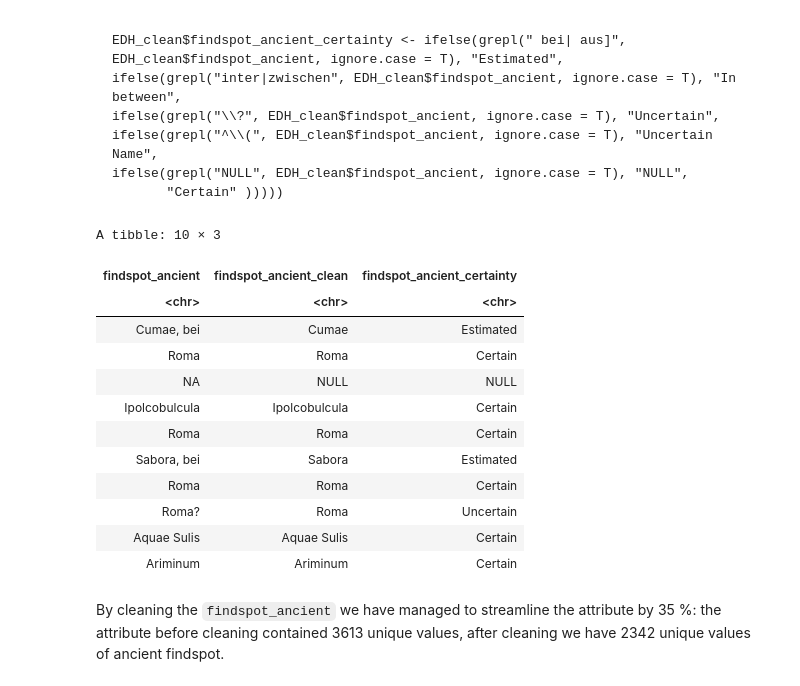
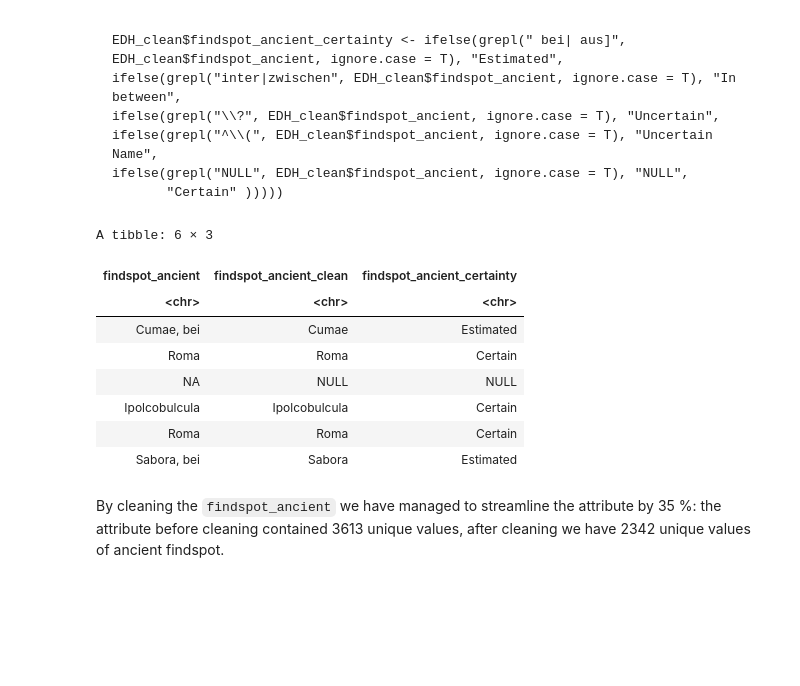
Before and after one commit to sdam-au/digital_epigraphy, a Jupyter notebook: scripts/1_data_hermeneutics_R_kernel.ipynb, the cells around one changed output. Drawn from its saved outputs; the diff is of its cells as text; code cells hidden in the pictures; blank space fills up the shorter version.

```diff
--- a/scripts/1_data_hermeneutics_R_kernel.ipynb
+++ b/scripts/1_data_hermeneutics_R_kernel.ipynb
@@ -529,23 +496,19 @@ ifelse(grepl("NULL", EDH_clean$findspot_ancient, ignore.case = T), "NULL",
 # %%
 # Data before and after cleaning
 
 EDH  %>%
     select(findspot_ancient, findspot_ancient_clean, findspot_ancient_certainty)  %>%
-    head(10)
+    head()
 # %% [output]
-A tibble: 10 × 3
+A tibble: 6 × 3
 | findspot_ancient | findspot_ancient_clean | findspot_ancient_certainty |
 | <chr> | <chr> | <chr> |
 | Cumae, bei | Cumae | Estimated |
 | Roma | Roma | Certain |
 | NA | NULL | NULL |
 | Ipolcobulcula | Ipolcobulcula | Certain |
 | Roma | Roma | Certain |
 | Sabora, bei | Sabora | Estimated |
-| Roma | Roma | Certain |
-| Roma? | Roma | Uncertain |
-| Aquae Sulis | Aquae Sulis | Certain |
-| Ariminum | Ariminum | Certain |
 # %% [markdown]
 By cleaning the `findspot_ancient` we have managed to streamline the attribute by 35 %: the attribute before cleaning contained 3613 unique values, after cleaning we have 2342 unique values of ancient findspot.
 # %%
```
Also changed, not shown: parts of 25 cells of this notebook.
